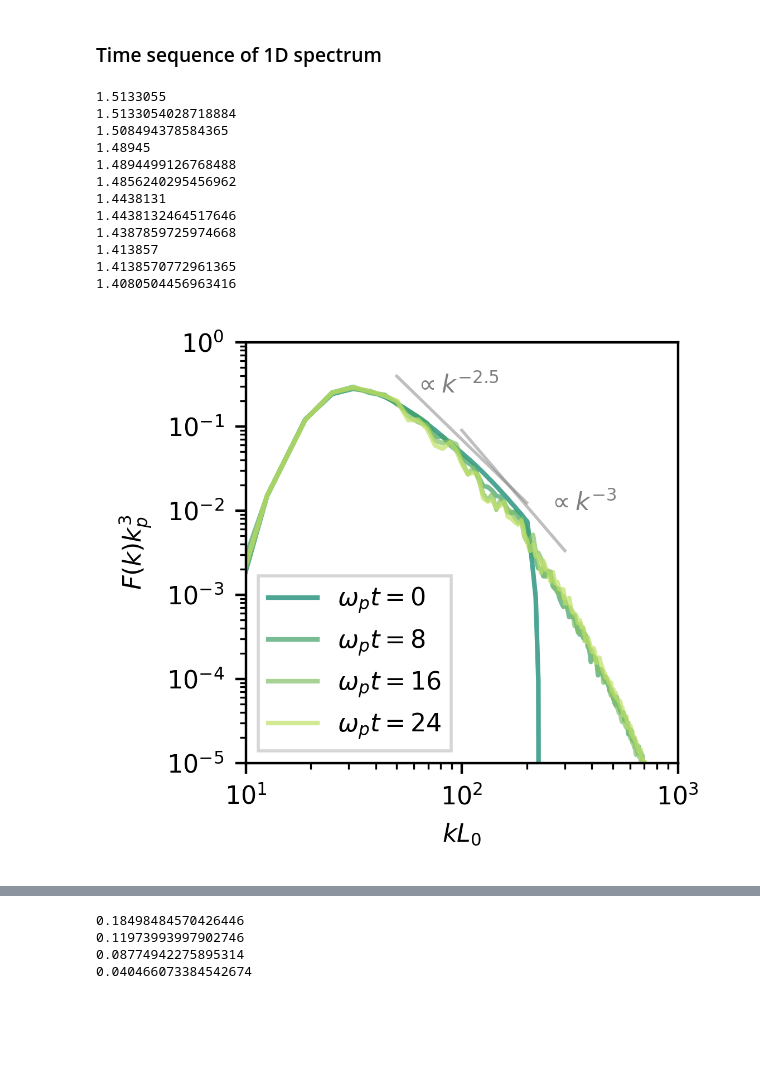
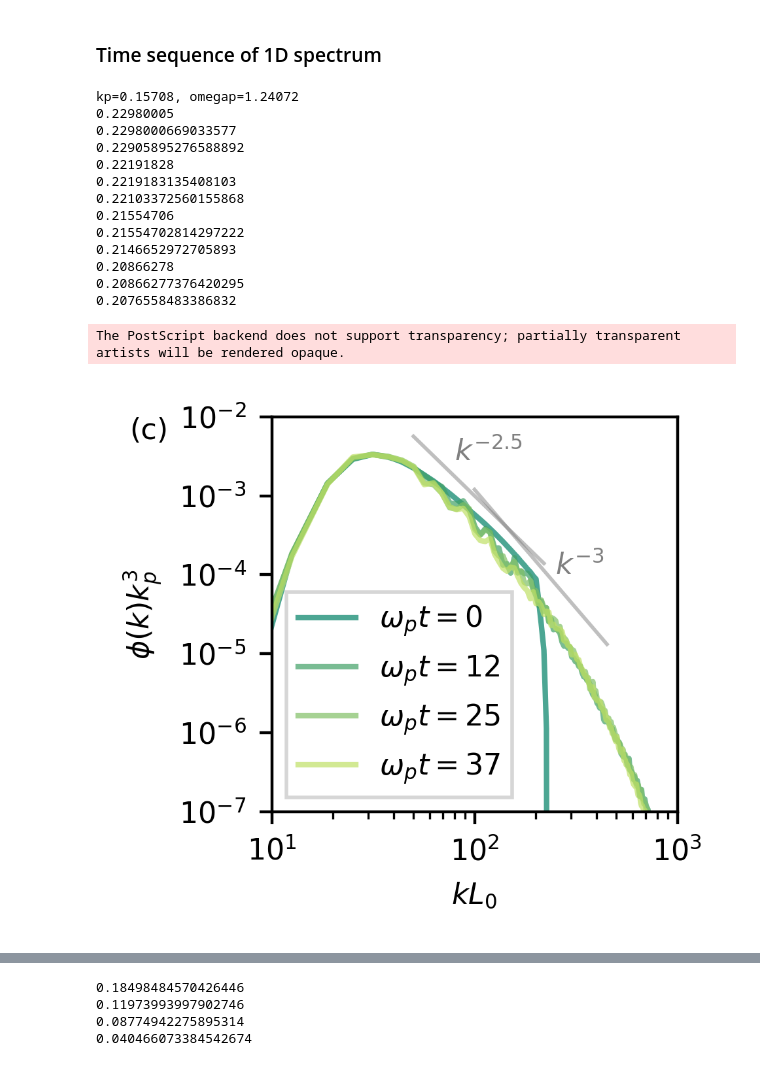
Before and after one commit to DeikeLab/jiarongw-postprocessing, a Jupyter notebook: jupyter_notebook/project_specific/multilayer/PowerSpectrum.ipynb, the cells around one changed output, grey strips where cells are left out. Cells and saved outputs as stored; diff of their text form; code cells hidden in the pictures; blank space fills up the shorter version.

Commit message:
New processing code for multilayer paper.

```diff
--- a/jupyter_notebook/project_specific/multilayer/PowerSpectrum.ipynb
+++ b/jupyter_notebook/project_specific/multilayer/PowerSpectrum.ipynb
@@ -78,8 +80,8 @@ data = eta_series
 
 dt = 0.1    # sampling frequency, (Hz)
 # L0 = 500.; N = 512 # Domain size and grid number in each direction
-# L0 = 200.; N = 512 # Domain size and grid number in each direction
-L0 = 50.; N = 512 # Domain size and grid number in each direction
+L0 = 200.; N = 512 # Domain size and grid number in each direction
+# L0 = 50.; N = 512 # Domain size and grid number in each direction
 
 dx = L0/N     # spatial sampling step along X in (m)
 dy = L0/N      # spatial sampling step along Y in (m)
@@ -115,8 +153,8 @@ for i in range(0, F_3D.shape[0]):
 
 a = 206
 # kp = 2*np.pi/100
-# kp = 2*np.pi/40
-kp = 2*np.pi/10
+kp = 2*np.pi/40
+# kp = 2*np.pi/10
 omegap = (kp*9.8)**0.5
 psd = plt.pcolormesh(omega[a:-a]/omegap, radii/kp, np.log(F_komega[:,a:-a]))
 
@@ -129,6 +167,6 @@ ax.set_ylim([radii[1]/kp,4])
 ax.set_xlim([0,2])
 # fig.savefig('figures/dispersion_500m.pdf', bbox_inches='tight', pad_inches=0)
 # fig.savefig('figures/dispersion_200m.pdf', bbox_inches='tight', pad_inches=0)
-fig.savefig('figures/dispersion_50m.pdf', bbox_inches='tight', pad_inches=0)
+# fig.savefig('figures/dispersion_50m.pdf', bbox_inches='tight', pad_inches=0)
 # plt.plot(omega[a:300], omega[a:300]**2/9.8, '--', 'w', color='w')
 # %% [output]
@@ -232,11 +271,10 @@ make_polar_plot(thetas, radii, np.log(F_rtheta))
 ### <a class="anchor" id="3">Time sequence of 1D spectrum</a>
 # %%
 from scipy.interpolate import LinearNDInterpolator, griddata
-def spectrum_integration(eta, CHECK=False):
+def spectrum_integration(eta, L, N, CHECK=False):
     """ This function performs azimuthal integration of the 2D spectrum (Notice it's 2D instead of 3D with the frequency as well).
         When in doubt, enable CHECK so that the integration is printed out at each step to make sure that
         units are consistent and we always recover the variance of the data. """
-    global L,N
     if CHECK: print (np.var(eta))
     spectrum = np.fft.fft2(eta) / (N*N)**0.5 # FFT normalization
     F = np.absolute(spectrum)**2 / N**2 # Per area normalization
@@ -254,55 +292,62 @@ def spectrum_integration(eta, CHECK=False):
     F_center_polar = griddata((kx_tile.ravel(),ky_tile.ravel()), F_center.ravel(), (kxp_tile, kyp_tile), method='nearest')
     F_center_polar_integrated = np.sum(F_center_polar*k_tile, axis=0)*dtheta # Azimuthal integration
     if CHECK: print (np.sum(F_center_polar_integrated)*dk)
-    return F_center_polar_integrated/dk
+    return F_center_polar_integrated
 # %%
-""" FIGURE: 1D spectrum with time, 500m """
+""" FIGURE: 1D spectrum with time, non-dimensional """
 
-fig = plt.figure(figsize = [2.5,2.5])
-N = 512; L = 500; kp = 2*np.pi/(L/5); omegap = (9.8*kp)**0.5
-filepath = '/projects/DEIKE/jiarongw/multilayer/field_new_500m_P0.05_RE40000_9_15_rand2_Htheta0.503/'
+fig = plt.figure(figsize = [2,2])
+N = 512; L = 200; kp = 2*np.pi/(L/5); omegap = (9.8*kp)**0.5
+print('kp=%g, omegap=%g' %(kp,omegap))
+# filepath = '/projects/DEIKE/jiarongw/multilayer/field_new_500m_P0.05_RE40000_9_15_rand2_Htheta0.503/'
+filepath='/projects/DEIKE/jiarongw/multilayer/field_new_200m_P0.03_RE40000_9_15_rand2_Htheta0.503/'
 
 for i in range(0, 40, 10):
     t = i
     filename = filepath + 'surface/eta_matrix_%g' %t
     eta = np.fromfile(filename, dtype=np.float32)
     eta = eta.reshape(N+1,N+1); eta = eta[1:,1:]
     wavenumber = 2*np.pi*np.fft.fftfreq(n=N,d=L/N)
     k = wavenumber[0:int(N/2)]
-    F = spectrum_integration(eta, CHECK=True)
+    F = spectrum_integration(eta, L=L, N=N, CHECK=True)
     plt.plot(k*L, F*kp**3, color=plt.cm.get_cmap('summer')(i/40), label = r'$\omega_p t=%.0f$' %(omegap*t), alpha = 0.7)
 
 
 ax = fig.gca()
 ax.axvline(2*np.pi/(L/5),ls='--',color='C7',lw=1)
-ax.plot(np.arange(50,200,0.05), np.arange(50,200,0.05)**(-2.5)*7000, lw=1, c='gray', alpha=0.5)
-ax.text(60, 0.25, '$\propto k^{-2.5}$', c='gray')
-ax.text(250, 0.01, '$\propto k^{-3}$', c='gray')
-ax.plot(np.arange(100,300,0.05), np.arange(100,300,0.05)**(-3.)*90000, lw=1, c='gray', alpha=0.5)
+ax.plot(np.arange(50,220,0.05), np.arange(50,220,0.05)**(-2.5)*100, lw=1, c='gray', alpha=0.5)
+ax.text(80, 0.0028, '$k^{-2.5}$', c='gray')
+ax.text(250, 0.0001, '$k^{-3}$', c='gray')
+ax.plot(np.arange(100,450,0.05), np.arange(100,450,0.05)**(-3.)*1200, lw=1, c='gray', alpha=0.5)
 plt.xlabel('$kL_0$')
-plt.ylabel('$F(k)k_p^3$')
+plt.ylabel('$\phi(k)k_p^3$')
 plt.ticklabel_format(style='sci', axis='y', scilimits=(0,0))
 plt.legend(loc='lower left', fancybox=False)
 
 plt.xscale('log'); plt.yscale('log')
 # Limit of resolution
 N = 9; k_m = 2*np.pi/(L/2**N*4)
 # ax.set_xlim([10,k_m*L])
 ax.set_xlim([10,1000])
-ax.set_ylim([10**(-5.),10**(0.)])
-
-fig.savefig('figures/spectrum_nondim.pdf', bbox_inches='tight')
+ax.set_ylim([10**(-7.),10**(-2)])
+ax.set_yticks([10**(-7), 10**(-6), 10**(-5), 10**(-4), 10**(-3), 10**(-2)])
+ax.text(-0.35, 1.0, '(c)', transform=ax.transAxes, fontsize='medium', verticalalignment='top')
+#
+# fig.savefig('figures/spectrum_nondim.pdf', bbox_inches='tight', pad_inche=0.1)
+fig.savefig('figures_vector/spectrum_nondim.eps', bbox_inches='tight', pad_inche=0)
 # %% [output]
-1.5133055
-1.5133054028718884
-1.508494378584365
-1.48945
-1.4894499126768488
-1.4856240295456962
-1.4438131
-1.4438132464517646
-1.4387859725974668
-1.413857
-1.4138570772961365
-1.4080504456963416
+kp=0.15708, omegap=1.24072
+0.22980005
+0.2298000669033577
+0.22905895276588892
+0.22191828
+0.2219183135408103
+0.22103372560155868
+0.21554706
+0.21554702814297222
+0.2146652972705893
+0.20866278
+0.20866277376420295
+0.2076558483386832
+The PostScript backend does not support transparency; partially transparent artists will be rendered opaque.
-[figure, old version]
+[figure, new version]
```
Also changed, not shown: parts of 16 cells of this notebook, 19 other files.
